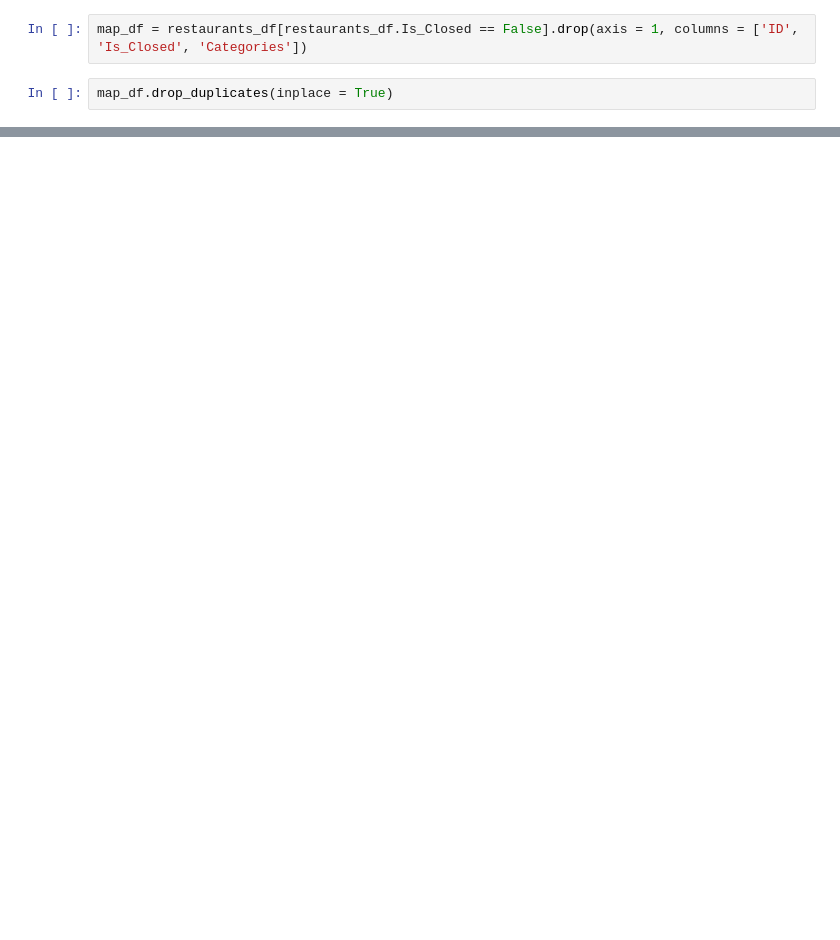
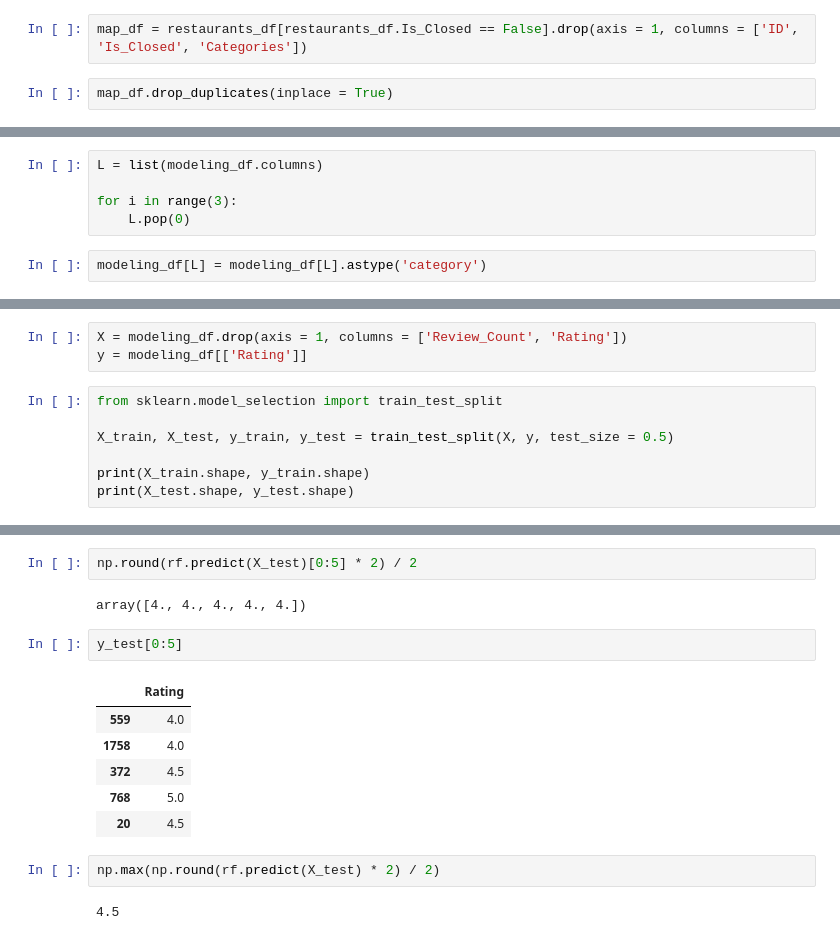
Before and after one commit to hmzskr/Project_3, a Jupyter notebook: Project3.ipynb, the cells around one changed output, grey strips where cells are left out. Cells and saved outputs as stored; diff of their text form; blank space fills up the shorter version.

```diff
--- a/Project3.ipynb
+++ b/Project3.ipynb
@@ -272,0 +278,7 @@ map_df.head()
+# %%
+L = list(modeling_df.columns)
+
+for i in range(3):
+    L.pop(0)
+# %%
+modeling_df[L] = modeling_df[L].astype('category')
@@ -272,0 +315,10 @@ map_df.head()
+# %%
+X = modeling_df.drop(axis = 1, columns = ['Review_Count', 'Rating'])
+y = modeling_df[['Rating']]
+# %%
+from sklearn.model_selection import train_test_split
+
+X_train, X_test, y_train, y_test = train_test_split(X, y, test_size = 0.5)
+
+print(X_train.shape, y_train.shape)
+print(X_test.shape, y_test.shape)
@@ -272,0 +343,17 @@ map_df.head()
+# %%
+np.round(rf.predict(X_test)[0:5] * 2) / 2
+# %% [output]
+array([4., 4., 4., 4., 4.])
+# %%
+y_test[0:5]
+# %% [output]
+|  | Rating |
+| 559 | 4.0 |
+| 1758 | 4.0 |
+| 372 | 4.5 |
+| 768 | 5.0 |
+| 20 | 4.5 |
+# %%
+np.max(np.round(rf.predict(X_test) * 2) / 2)
+# %% [output]
+4.5
```
Also changed, not shown: parts of 21 cells of this notebook.
